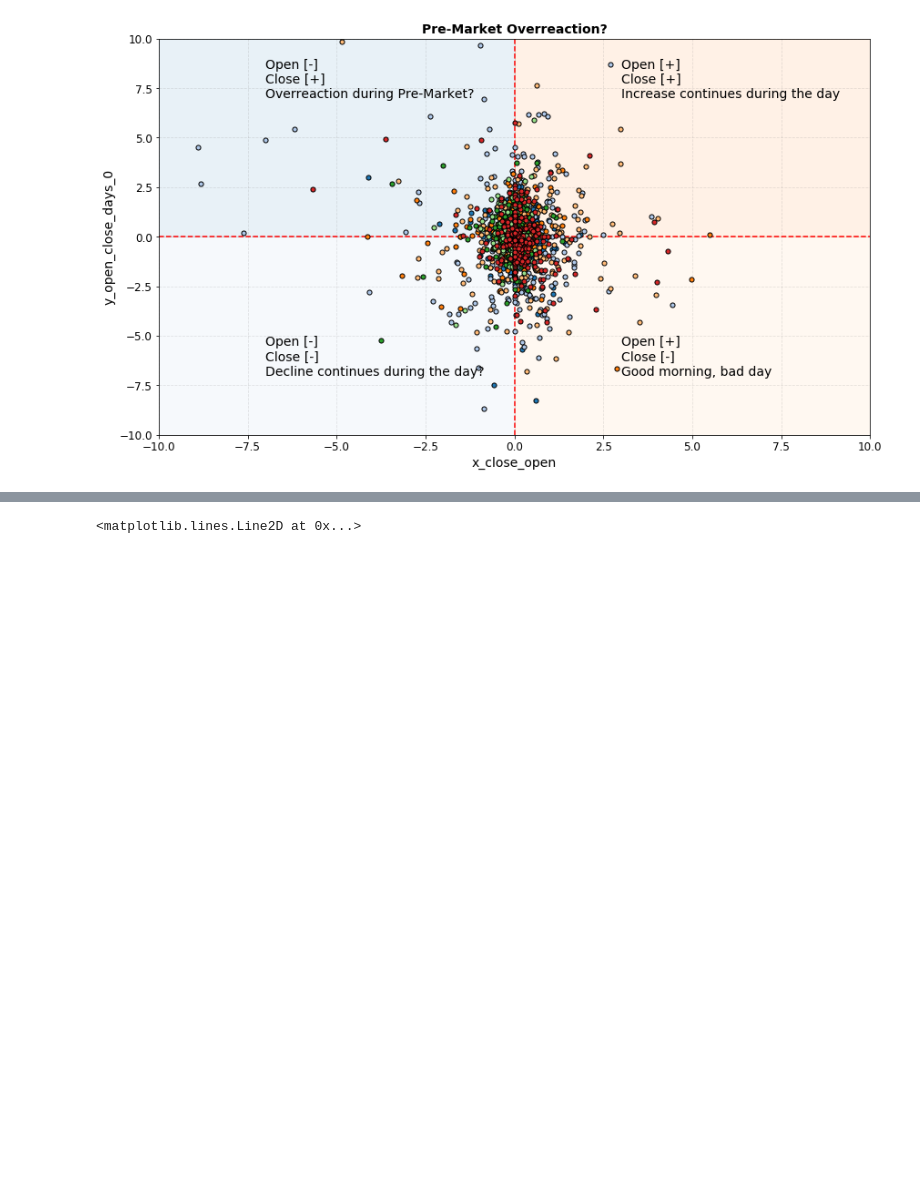
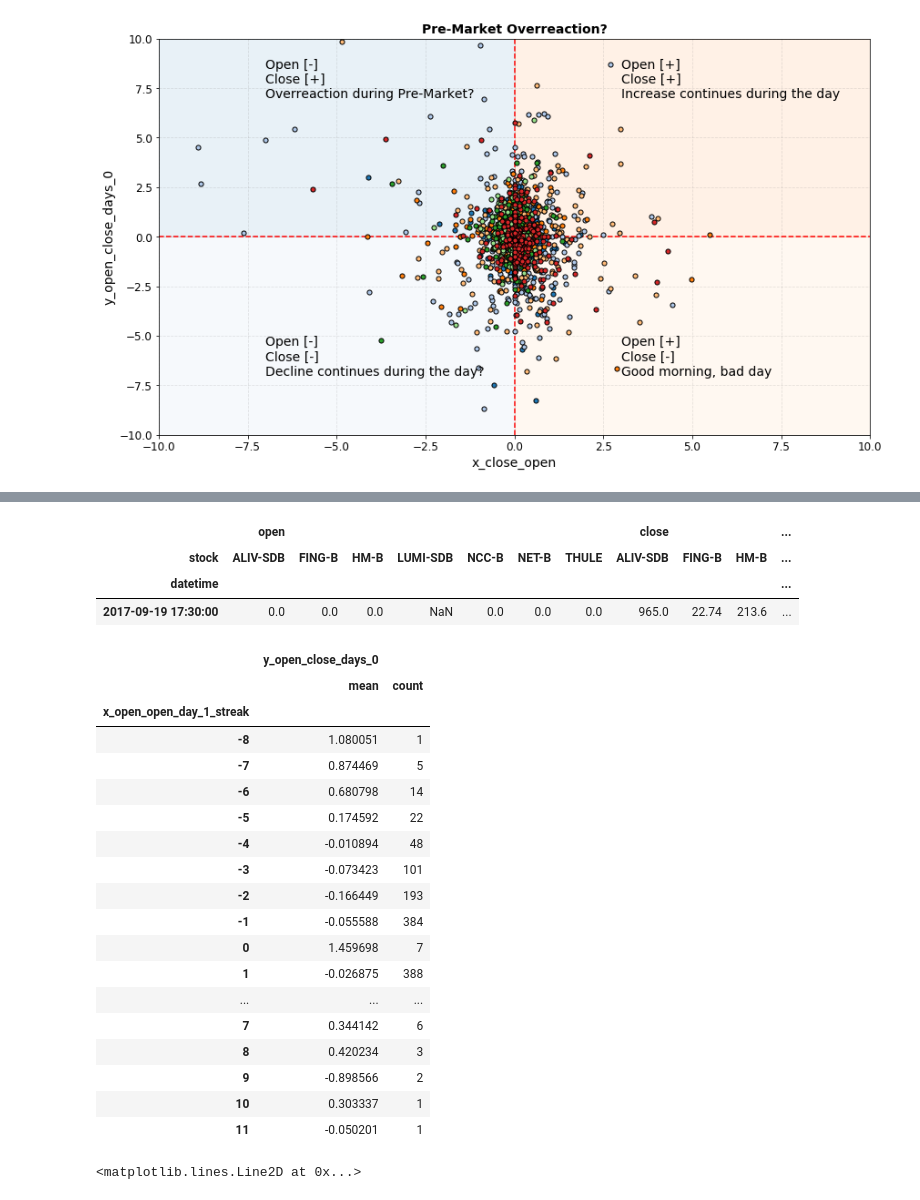
Before and after one commit to Hjartarson/stock-market, a Jupyter notebook: make-report-daily-ticks.ipynb, the cells around one changed output, grey strips where cells are left out. Saved outputs shown, nothing was run; the diff lists cells and outputs as text; code cells hidden in the pictures; blank space fills up the shorter version.

```diff
--- a/make-report-daily-ticks.ipynb
+++ b/make-report-daily-ticks.ipynb
@@ -350,3 +227,28 @@ ax.set_ylim([-10,10])
 f.savefig('fig/overreaction.png', dpi=100,bbox_inches='tight')
 # %% [output]
 [figure]
+# %%
+def cumsum_reset(df):
+    df = df.rename('x').to_frame()
+    df['up_down'] = 0
+    up_days = 0
+    down_days = 0
+    for idx, value in df['x'].iteritems():
+        if value==False:
+            down_days = down_days-1
+            up_days = 0
+            df.set_value(idx,'up_down',down_days)
+        elif value==True:
+            up_days = up_days+1
+            down_days = 0
+            df.set_value(idx,'up_down',up_days)
+        else:
+            df.set_value(idx,'up_down',0)
+            down_days = 0
+            up_days = 0
+    return df['up_down']
+    #print(df.head(14))
+#a.cumsum()-a.cumsum().where(~a).ffill().fillna(0).astype(int)
+df_stock = df_stock.join(df_stock[['x_open_open_day_1_up']].apply(cumsum_reset,axis=0)
+                         .rename(columns={'x_open_open_day_1_up':'x_open_open_day_1_streak'}))
+df_stock['x_open_open_day_1_streak'].head()
@@ -353,3 +263,34 @@ f.savefig('fig/overreaction.png', dpi=100,bbox_inches='tight')
+# %%
+idx = df_stock['y_open_close_days_0']['ALIV-SDB'][df_stock['y_open_close_days_0']['ALIV-SDB'] == np.inf].index #[df_stock['y_open_close_days_0']==np.inf]
+df_stock.loc[idx,:][['open','close']]
+# %% [output]
+|  | open |  |  |  |  |  |  | close |  |  | ... |
+| stock | ALIV-SDB | FING-B | HM-B | LUMI-SDB | NCC-B | NET-B | THULE | ALIV-SDB | FING-B | HM-B | ... |
+| datetime |  |  |  |  |  |  |  |  |  |  | ... |
+| 2017-09-19 17:30:00 | 0.0 | 0.0 | 0.0 | NaN | 0.0 | 0.0 | 0.0 | 965.0 | 22.74 | 213.6 | ... |
+# %%
+agg = {'count','mean'}
+df_stock[['y_open_close_days_0','x_open_open_day_1_streak']].stack().replace([np.inf,-np.inf],np.nan).dropna().groupby('x_open_open_day_1_streak').agg(agg)
+# %% [output]
+|  | y_open_close_days_0 |  |
+|  | mean | count |
+| x_open_open_day_1_streak |  |  |
+| -8 | 1.080051 | 1 |
+| -7 | 0.874469 | 5 |
+| -6 | 0.680798 | 14 |
+| -5 | 0.174592 | 22 |
+| -4 | -0.010894 | 48 |
+| -3 | -0.073423 | 101 |
+| -2 | -0.166449 | 193 |
+| -1 | -0.055588 | 384 |
+| 0 | 1.459698 | 7 |
+| 1 | -0.026875 | 388 |
+| ... | ... | ... |
+| 7 | 0.344142 | 6 |
+| 8 | 0.420234 | 3 |
+| 9 | -0.898566 | 2 |
+| 10 | 0.303337 | 1 |
+| 11 | -0.050201 | 1 |
 # %%
 #df_stock_swap = df_stock.swaplevel(axis=1)
 import matplotlib.patches as patches
```
Also changed, not shown: parts of 14 cells of this notebook, 6 other files.
